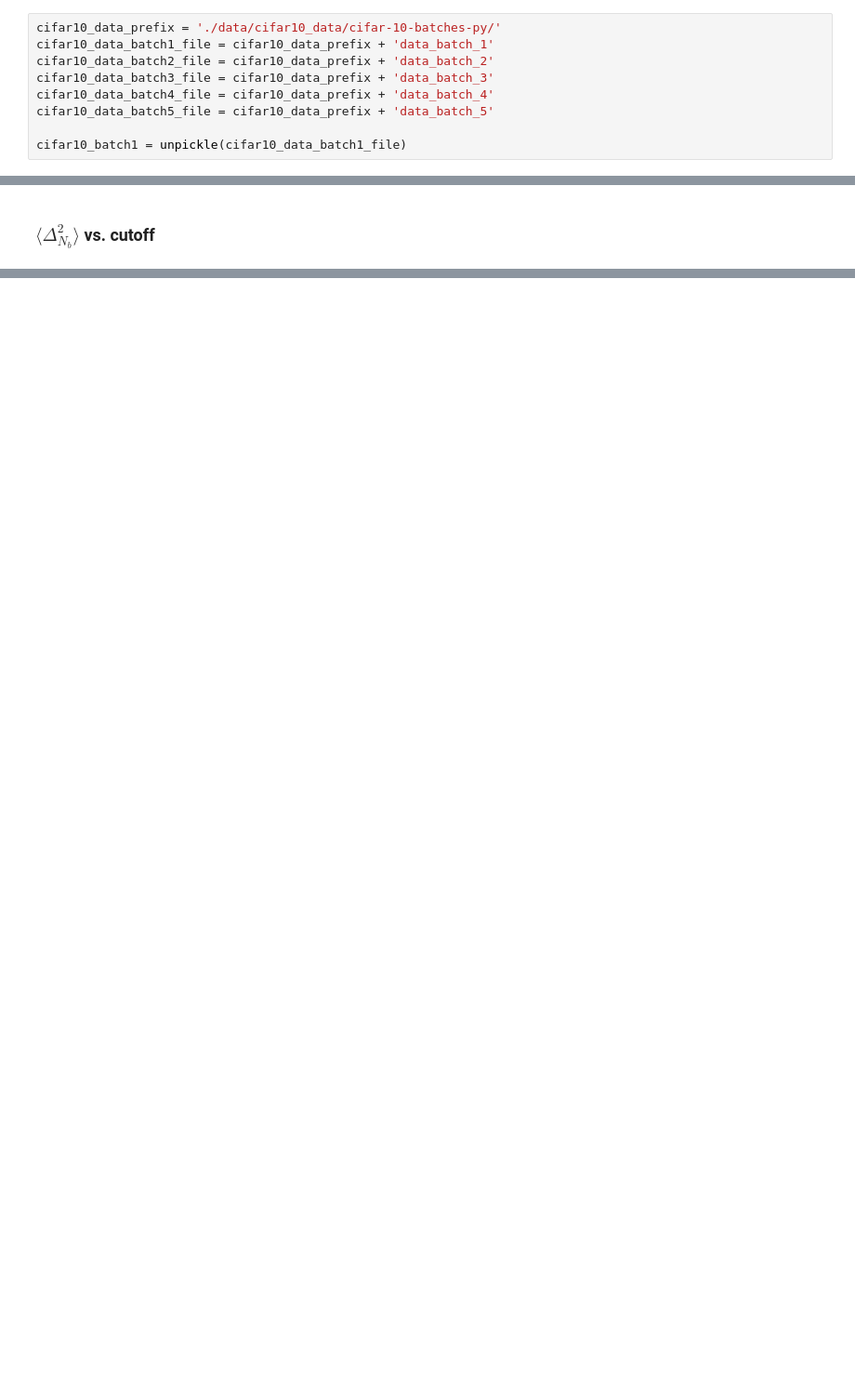
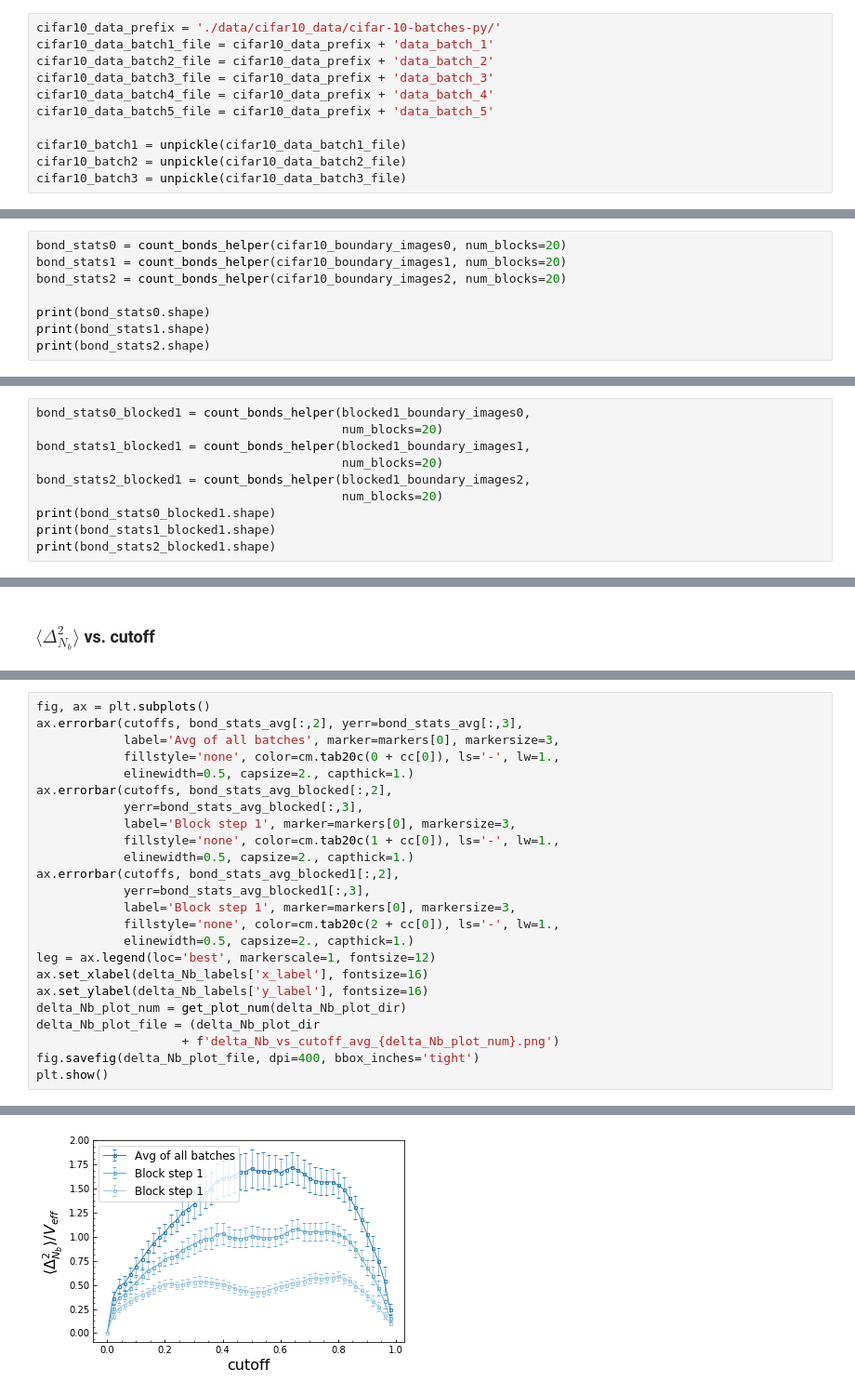
Before and after one commit to saforem2/worm_algorithm, a Jupyter notebook: image_analysis/image_analysis.ipynb, the cells around one changed output, grey strips where cells are left out. Shown at 93% size. Saved outputs shown, nothing was run; the diff lists cells and outputs as text; blank space fills up the shorter version.

```diff
--- a/image_analysis/image_analysis.ipynb
+++ b/image_analysis/image_analysis.ipynb
@@ -64,3 +100,5 @@ cifar10_data_batch4_file = cifar10_data_prefix + 'data_batch_4'
 cifar10_data_batch5_file = cifar10_data_prefix + 'data_batch_5'
 
 cifar10_batch1 = unpickle(cifar10_data_batch1_file)
+cifar10_batch2 = unpickle(cifar10_data_batch2_file)
+cifar10_batch3 = unpickle(cifar10_data_batch3_file)
@@ -387,0 +284,8 @@ bond_stats0_blocked1 = np.array(bond_stats0_blocked1)
+# %%
+bond_stats0 = count_bonds_helper(cifar10_boundary_images0, num_blocks=20)
+bond_stats1 = count_bonds_helper(cifar10_boundary_images1, num_blocks=20)
+bond_stats2 = count_bonds_helper(cifar10_boundary_images2, num_blocks=20)
+
+print(bond_stats0.shape)
+print(bond_stats1.shape)
+print(bond_stats2.shape)
@@ -387,0 +314,10 @@ bond_stats0_blocked1 = np.array(bond_stats0_blocked1)
+# %%
+bond_stats0_blocked1 = count_bonds_helper(blocked1_boundary_images0,
+                                          num_blocks=20)
+bond_stats1_blocked1 = count_bonds_helper(blocked1_boundary_images1,
+                                          num_blocks=20)
+bond_stats2_blocked1 = count_bonds_helper(blocked1_boundary_images2,
+                                          num_blocks=20)
+print(bond_stats0_blocked1.shape)
+print(bond_stats1_blocked1.shape)
+print(bond_stats2_blocked1.shape)
@@ -631,0 +622,25 @@ Text(0,0.5,'$\\langle \\Delta_{N_b}^2\\rangle/ V_{eff}$')
+# %%
+fig, ax = plt.subplots()
+ax.errorbar(cutoffs, bond_stats_avg[:,2], yerr=bond_stats_avg[:,3],
+            label='Avg of all batches', marker=markers[0], markersize=3,
+            fillstyle='none', color=cm.tab20c(0 + cc[0]), ls='-', lw=1.,
+            elinewidth=0.5, capsize=2., capthick=1.)
+ax.errorbar(cutoffs, bond_stats_avg_blocked[:,2],
+            yerr=bond_stats_avg_blocked[:,3],
+            label='Block step 1', marker=markers[0], markersize=3,
+            fillstyle='none', color=cm.tab20c(1 + cc[0]), ls='-', lw=1.,
+            elinewidth=0.5, capsize=2., capthick=1.)
+ax.errorbar(cutoffs, bond_stats_avg_blocked1[:,2],
+            yerr=bond_stats_avg_blocked1[:,3],
+            label='Block step 1', marker=markers[0], markersize=3,
+            fillstyle='none', color=cm.tab20c(2 + cc[0]), ls='-', lw=1.,
+            elinewidth=0.5, capsize=2., capthick=1.)
+leg = ax.legend(loc='best', markerscale=1, fontsize=12)
+ax.set_xlabel(delta_Nb_labels['x_label'], fontsize=16)
+ax.set_ylabel(delta_Nb_labels['y_label'], fontsize=16)
+delta_Nb_plot_num = get_plot_num(delta_Nb_plot_dir)
+delta_Nb_plot_file = (delta_Nb_plot_dir
+                    + f'delta_Nb_vs_cutoff_avg_{delta_Nb_plot_num}.png')
+fig.savefig(delta_Nb_plot_file, dpi=400, bbox_inches='tight')
+plt.show()
+# %% [output]
@@ -631,0 +652 @@ Text(0,0.5,'$\\langle \\Delta_{N_b}^2\\rangle/ V_{eff}$')
+[figure, added]
```
Also changed, not shown: parts of 43 cells of this notebook, 3 other files.
